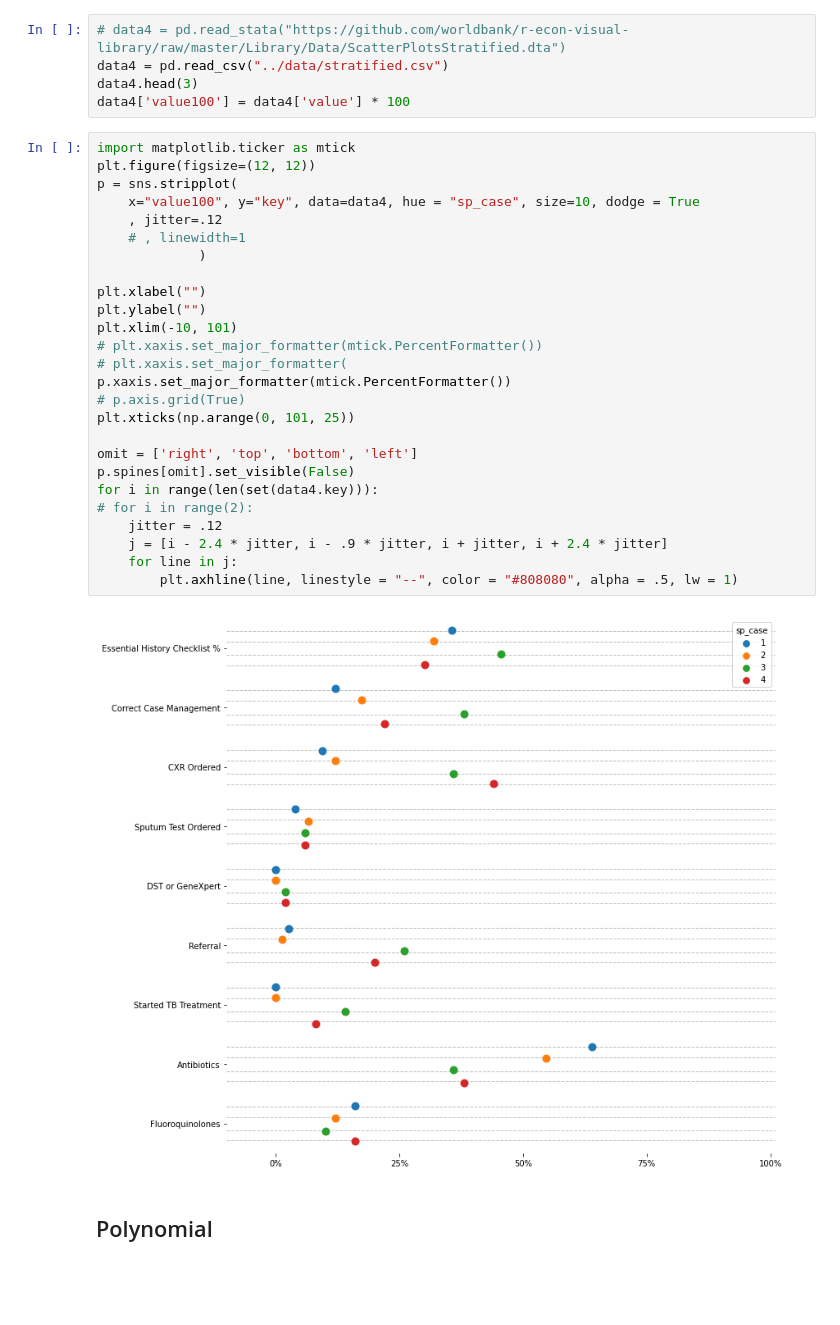
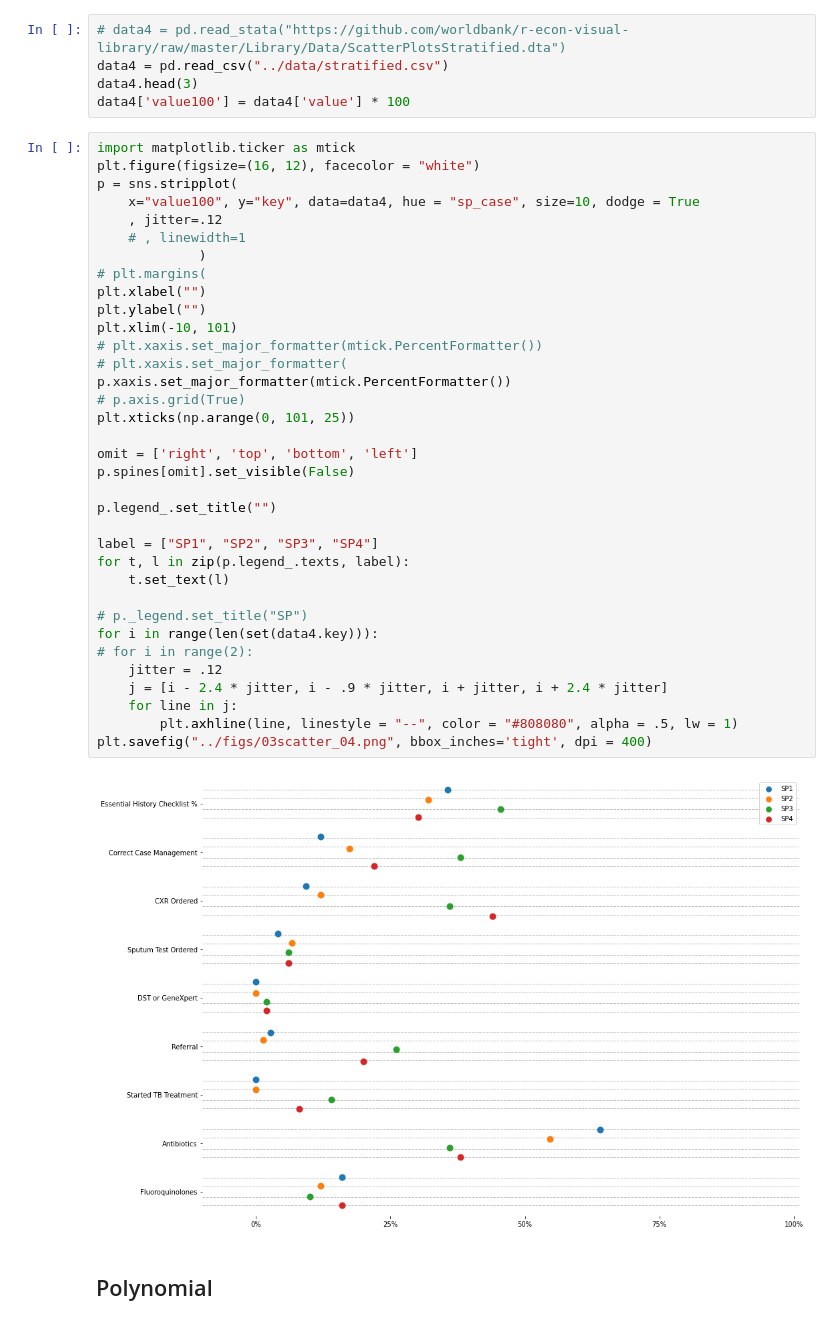
Before and after one commit to d2cml-ai/python_visual_library, a Jupyter notebook: python_notebooks/03_scatter.ipynb, the cells around one changed output. Saved outputs shown, nothing was run; the diff lists cells and outputs as text; blank space fills up the shorter version.

```diff
--- a/python_notebooks/03_scatter.ipynb
+++ b/python_notebooks/03_scatter.ipynb
@@ -146,32 +154,41 @@ data4.head(3)
 data4['value100'] = data4['value'] * 100
 # %%
 import matplotlib.ticker as mtick
-plt.figure(figsize=(12, 12))
+plt.figure(figsize=(16, 12), facecolor = "white")
 p = sns.stripplot(
     x="value100", y="key", data=data4, hue = "sp_case", size=10, dodge = True
     , jitter=.12
     # , linewidth=1
              )
-
+# plt.margins(
 plt.xlabel("")
 plt.ylabel("")
 plt.xlim(-10, 101)
 # plt.xaxis.set_major_formatter(mtick.PercentFormatter())
 # plt.xaxis.set_major_formatter(
 p.xaxis.set_major_formatter(mtick.PercentFormatter())
 # p.axis.grid(True)
 plt.xticks(np.arange(0, 101, 25))
 
 omit = ['right', 'top', 'bottom', 'left']
 p.spines[omit].set_visible(False)
+
+p.legend_.set_title("")
+
+label = ["SP1", "SP2", "SP3", "SP4"]
+for t, l in zip(p.legend_.texts, label):
+    t.set_text(l)
+
+# p._legend.set_title("SP")
 for i in range(len(set(data4.key))):
 # for i in range(2):
     jitter = .12
     j = [i - 2.4 * jitter, i - .9 * jitter, i + jitter, i + 2.4 * jitter]
     for line in j:
         plt.axhline(line, linestyle = "--", color = "#808080", alpha = .5, lw = 1)
+plt.savefig("../figs/03scatter_04.png", bbox_inches='tight', dpi = 400)
 # %% [output]
-[figure, old version]
+[figure, new version]
 # %% [markdown]
 ## Polynomial
 # %%
```
Also changed, not shown: parts of 6 cells of this notebook, 5 other files.
